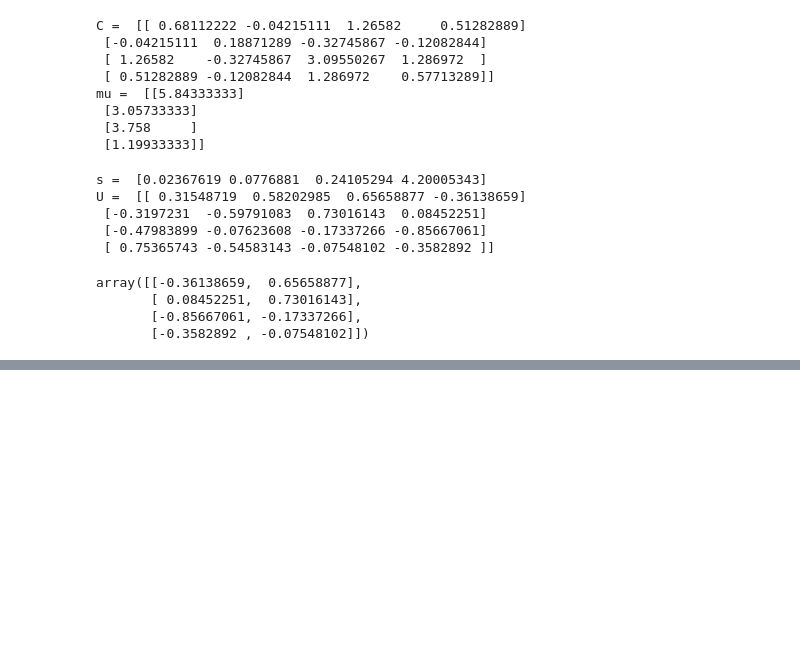
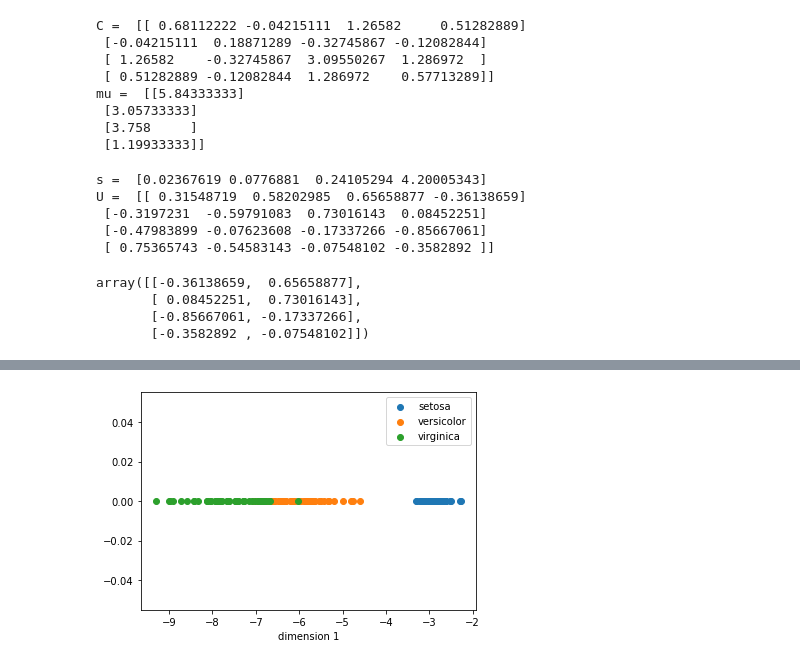
Before and after one commit to mattyred/poliTO-MachineLearningAndPatternRecognition, a Jupyter notebook: Labs/Lab_3/Lab3.ipynb, the cells around one changed output, grey strips where cells are left out. Drawn from its saved outputs; the diff is of its cells as text; code cells hidden in the pictures; blank space fills up the shorter version.

```diff
--- a/Labs/Lab_3/Lab3.ipynb
+++ b/Labs/Lab_3/Lab3.ipynb
@@ -65,0 +77,25 @@ N
+# %%
+# given a dataset X and the parameter m it computes the projection matrix P
+def projection_PCA(X,m):
+    mu = D.mean(axis = 1).reshape(-1,1)
+    Xc = X - mu
+    K = np.shape(X)[1] # number of columns of X
+    C = 1/K * np.dot(Xc, Xc.T) # covariance matrix
+    sigma, U = np.linalg.eigh(C)
+    P = U[:, ::-1][:, 0:m] # take the m eigenvectos of C associated to the m highest eigenvalues
+    return P
+# %%
+P = projection_PCA(D,1)
+y = np.dot(P.T, D)
+setosa = y[:,labels == 0]
+versicolor = y[:,labels == 1]
+virginica = y[:,labels == 2]
+setosa
+plt.scatter(setosa[0,:],np.zeros((1,np.shape(setosa)[1])))
+plt.scatter(versicolor[0,:],np.zeros((1,np.shape(versicolor)[1])))
+plt.scatter(virginica[0,:],np.zeros((1,np.shape(virginica)[1])))
+plt.xlabel('dimension 1')
+plt.legend(['setosa','versicolor','virginica'])
+plt.show()
+# %% [output]
+[figure, added]
```
Also changed, not shown: parts of 4 cells of this notebook.
